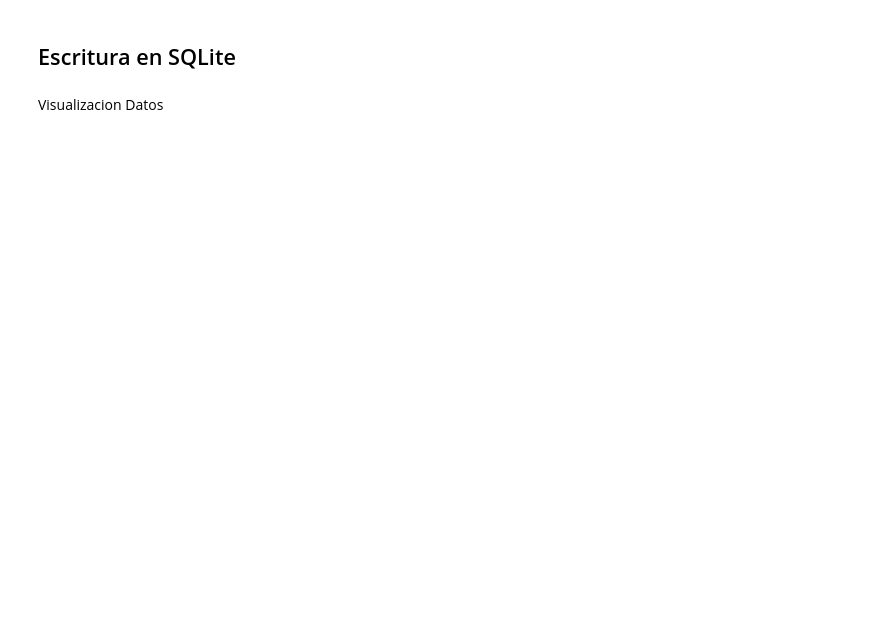
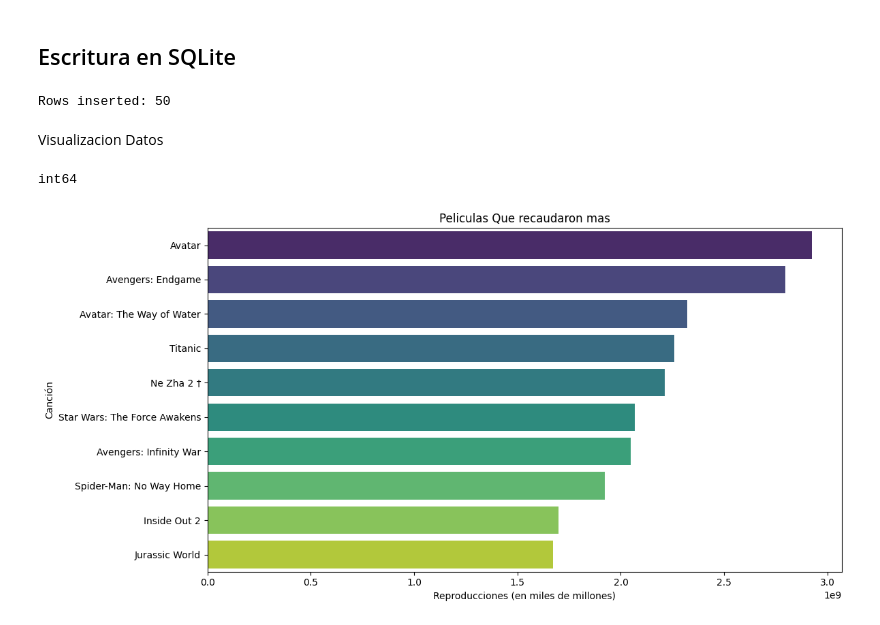
Before and after one commit to pcaliman2/11_web-scraping-project-tutorial, a Jupyter notebook: src/explore.es.ipynb, the cells around one changed output. Cells and saved outputs as stored; diff of their text form; code cells hidden in the pictures; blank space fills up the shorter version.

```diff
--- a/src/explore.es.ipynb
+++ b/src/explore.es.ipynb
@@ -39,21 +80,16 @@ df.head()  # Muestra las primeras 5 filas
 # %% [markdown]
 ## Procesar datos
-# %%
-# Limpieza de datos
-
-# Renombramos columnas si es necesario
-df.columns = ["Rank", "Song", "Artist", "Streams (billions)", "Date released", "Reference"]
-
-# Eliminamos notas entre corchetes
-df["Song"] = df["Song"].str.replace(r"\[.*?\]", "", regex=True)
-df["Artist"] = df["Artist"].str.replace(r"\[.*?\]", "", regex=True)
-
-df = df[df["Streams (billions)"].astype(str).str.contains(r"^\d+(?:\.\d+)?$", na=False)].copy()
-
-# Convertimos Streams a números flotantes
-df["Streams (billions)"] = df["Streams (billions)"].astype(float)
-
-# Convertimos fechas a datetime
-df["Date released"] = pd.to_datetime(df["Date released"], errors="coerce")
-
-df
+# %%
+
+# Eliminamos notas entre corchetes
+df["Title"] = df["Title"].str.replace(r"\[.*?\]", "", regex=True)
+df["Wgross"]=df["Worldwide gross"]
+#del df["Worldwide gross"]
+
+df["Wgross"] = df["Wgross"].replace(r'^.*?\$', '', regex=True)  # Elimina todo lo que no sea número, coma o punto
+df["Wgross"] = df["Wgross"].str.replace(",", "")
+
+# Paso 3: Convertir a número (float), convirtiendo errores a NaN
+df["Wgross"] = pd.to_numeric(df["Wgross"], errors="coerce")
+
+df.head(50)
@@ -68,22 +125,28 @@ df.to_sql("most_streamed", conn, if_exists="replace", index=False)
 cursor = conn.cursor()
 # %%
 # Insert data into the database
-cursor.execute("SELECT COUNT(*) FROM most_streamed")
+cursor.execute("SELECT COUNT(*) FROM top_gross")
 print("Rows inserted:", cursor.fetchone()[0])
 
 conn.commit()
 conn.close()
+# %% [output]
+Rows inserted: 50
 # %% [markdown]
 Visualizacion Datos
+# %%
+print(df["Wgross"].dtype)
+# %% [output]
+int64
 # %%
-# Graficar los datos
 
-# Gráfico 1: Las 10 canciones más reproducidas
-top10 = df.nlargest(10, "Streams (billions)")
+top10 = df.nlargest(10, "Wgross")
 plt.figure(figsize=(12, 6))
-sns.barplot(data=top10, x="Streams (billions)", y="Song", hue="Song", palette="viridis", legend=False)
-plt.title("Las 10 canciones más reproducidas en Spotify")
+sns.barplot(data=top10, x="Wgross", y="Title", hue="Title", palette="viridis", legend=False)
+plt.title("Peliculas Que recaudaron mas")
 plt.xlabel("Reproducciones (en miles de millones)")
 plt.ylabel("Canción")
 plt.tight_layout()
 plt.show()
+# %% [output]
+[figure, added]
```
Also changed, not shown: parts of 15 cells of this notebook, 3 other files.
